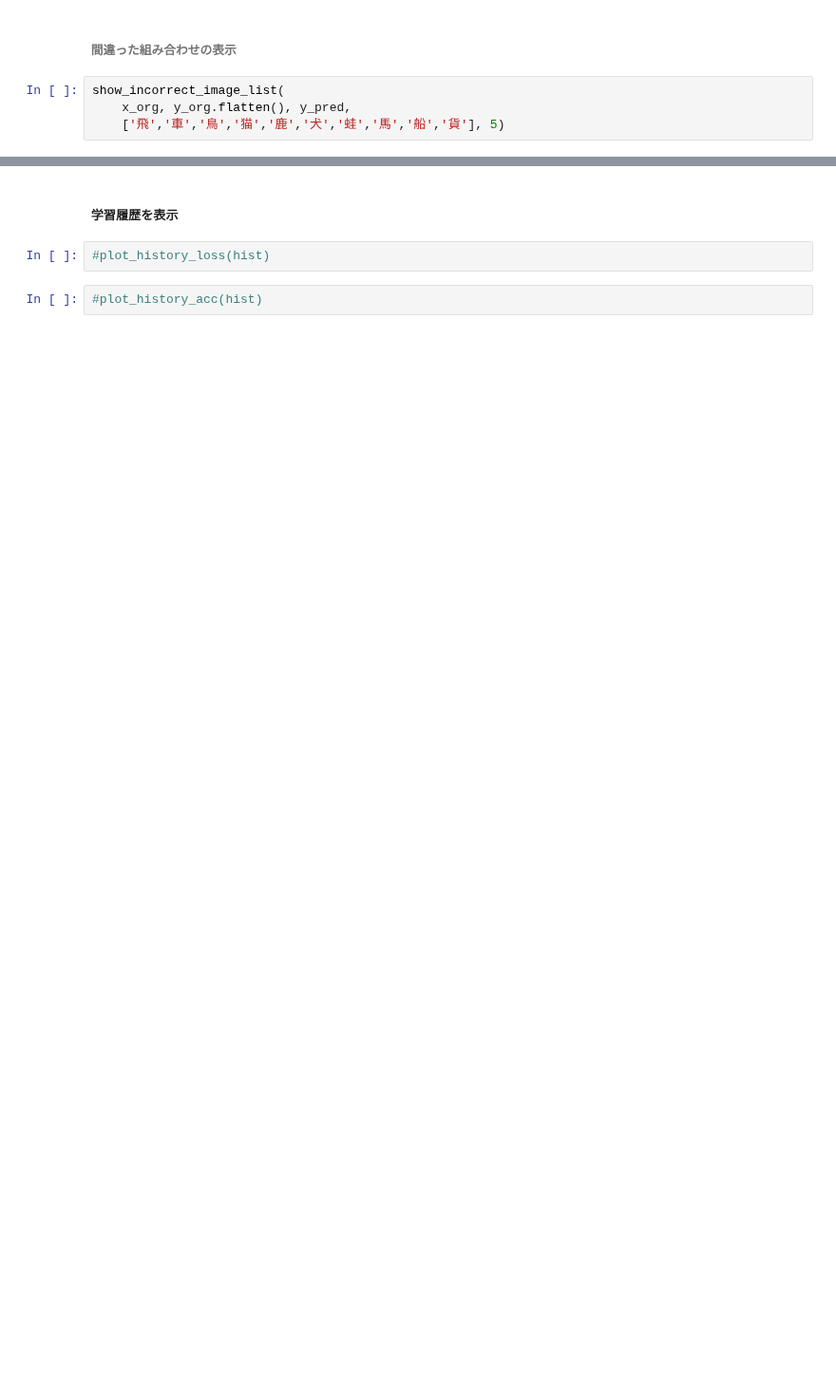
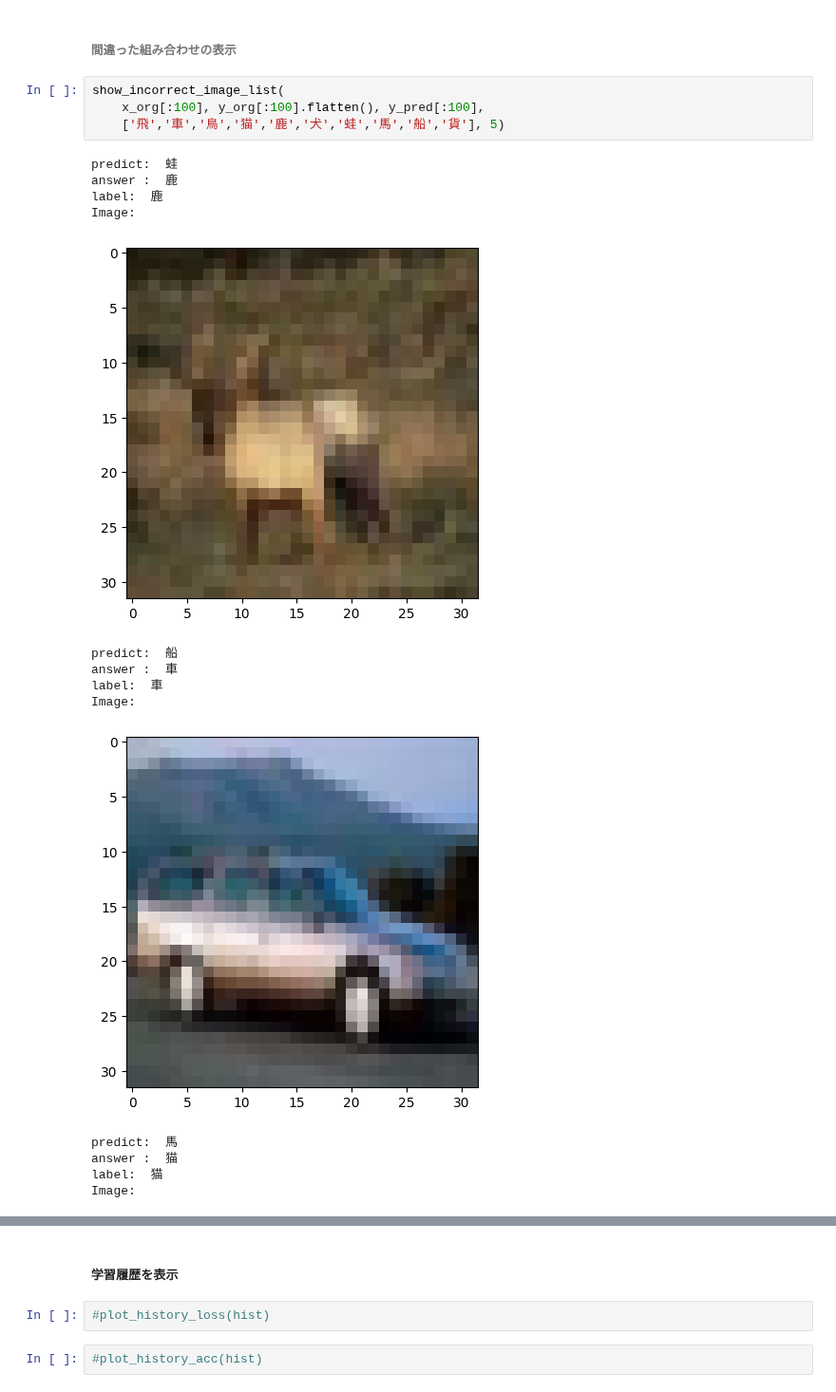
Before and after one commit to OpenTouryoProject/DxCommon, a Jupyter notebook: Notebook/Jupyter/path/TensorFlowAndKeras3.ipynb, the cells around one changed output, grey strips where cells are left out. Shown at 95% size. Cells and saved outputs as stored; diff of their text form; blank space fills up the shorter version.

```diff
--- a/Notebook/Jupyter/path/TensorFlowAndKeras3.ipynb
+++ b/Notebook/Jupyter/path/TensorFlowAndKeras3.ipynb
@@ -732,5 +1007,20 @@ print_metrics(y_org, y_pred)
 ###### 間違った組み合わせの表示
 # %%
 show_incorrect_image_list(
-    x_org, y_org.flatten(), y_pred,
+    x_org[:100], y_org[:100].flatten(), y_pred[:100],
     ['飛','車','鳥','猫','鹿','犬','蛙','馬','船','貨'], 5)
+# %% [output]
+predict:  蛙
+answer :  鹿
+label:  鹿
+Image:
+[figure, added]
+predict:  船
+answer :  車
+label:  車
+Image:
+[figure, added]
+predict:  馬
+answer :  猫
+label:  猫
+Image:
```
Also changed, not shown: parts of 62 cells of this notebook, 5 other files.
